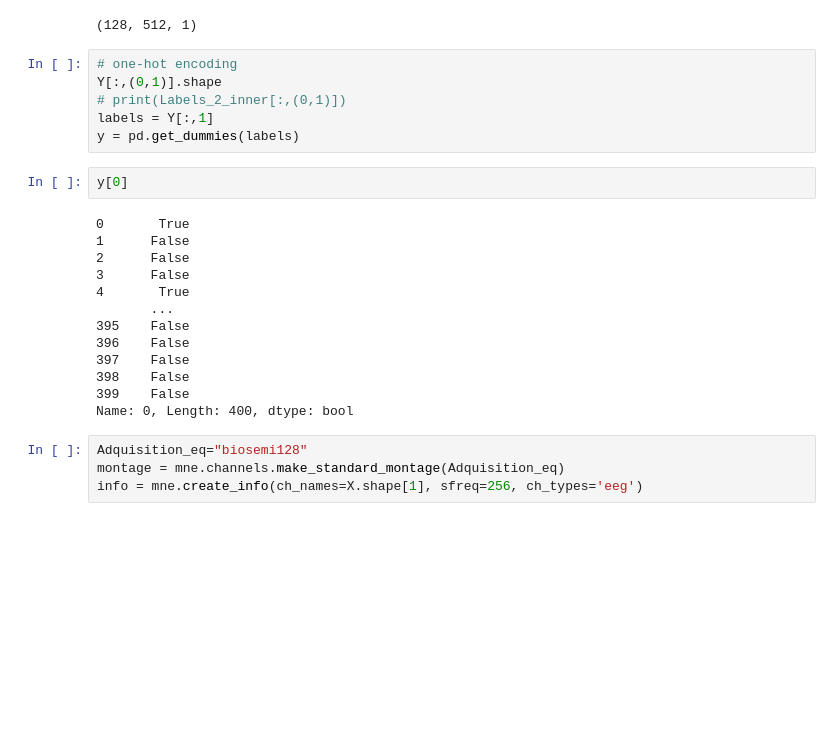
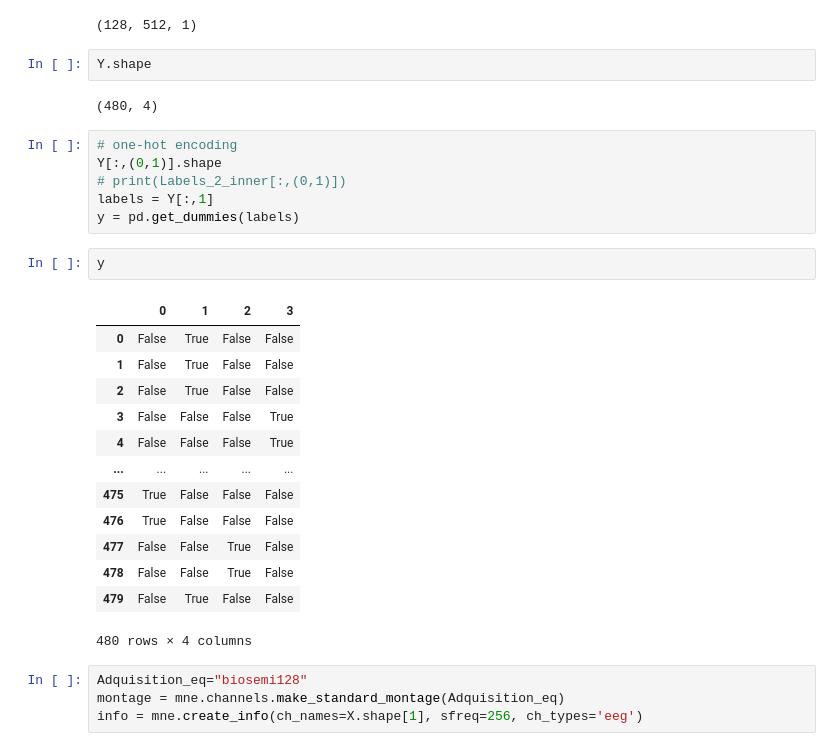
Before and after one commit to nelewerner/ml-project, a Jupyter notebook: inner-speech-drake.ipynb, the cells around one changed output. Cells and saved outputs as stored; diff of their text form; blank space fills up the shorter version.

```diff
--- a/inner-speech-drake.ipynb
+++ b/inner-speech-drake.ipynb
@@ -127,6 +127,10 @@ input_shape = (X.shape[1],X.shape[2],1)
 print(input_shape)
 # %% [output]
 (128, 512, 1)
+# %%
+Y.shape
+# %% [output]
+(480, 4)
 # %%
 # one-hot encoding
 Y[:,(0,1)].shape
@@ -134,20 +138,21 @@ Y[:,(0,1)].shape
 labels = Y[:,1]
 y = pd.get_dummies(labels)
 # %%
-y[0]
+y
 # %% [output]
+|  | 0 | 1 | 2 | 3 |
+| 0 | False | True | False | False |
+| 1 | False | True | False | False |
+| 2 | False | True | False | False |
+| 3 | False | False | False | True |
+| 4 | False | False | False | True |
+| ... | ... | ... | ... | ... |
+| 475 | True | False | False | False |
+| 476 | True | False | False | False |
+| 477 | False | False | True | False |
+| 478 | False | False | True | False |
+| 479 | False | True | False | False |
-0       True
-1      False
-2      False
-3      False
-4       True
-       ...
-395    False
-396    False
-397    False
-398    False
-399    False
-Name: 0, Length: 400, dtype: bool
+480 rows × 4 columns
 # %%
 Adquisition_eq="biosemi128"
 montage = mne.channels.make_standard_montage(Adquisition_eq)
```
Also changed, not shown: parts of 31 cells of this notebook.
